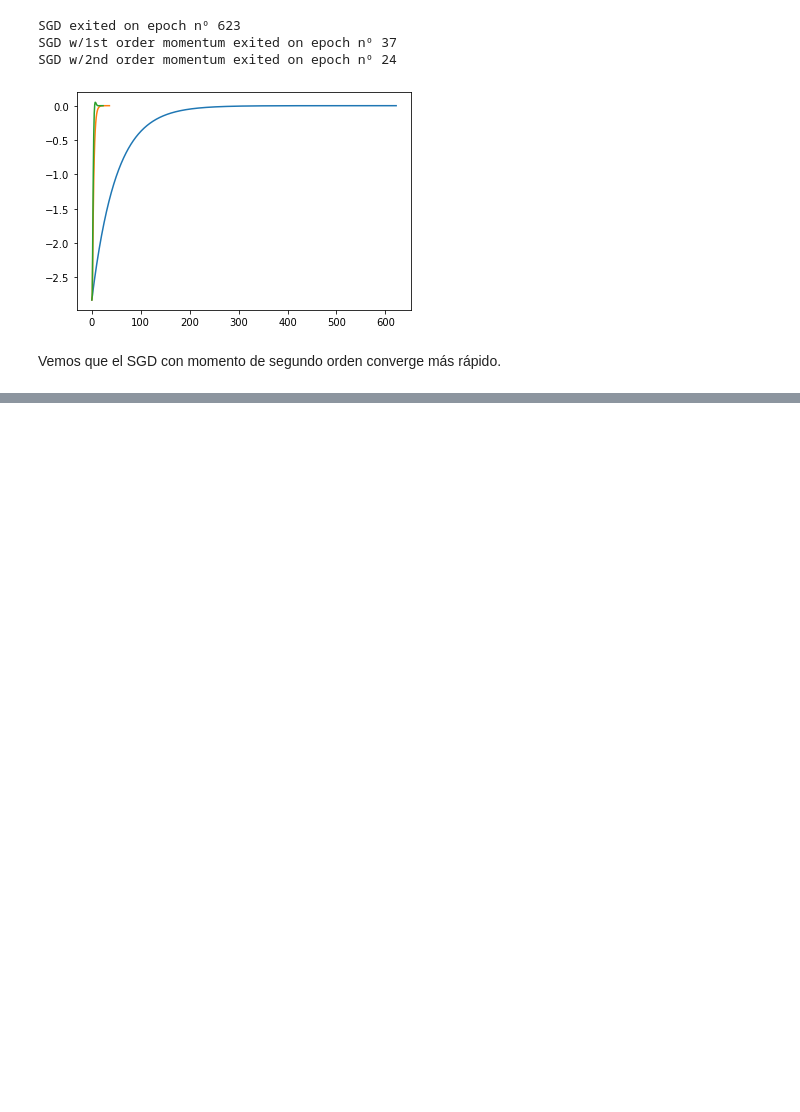
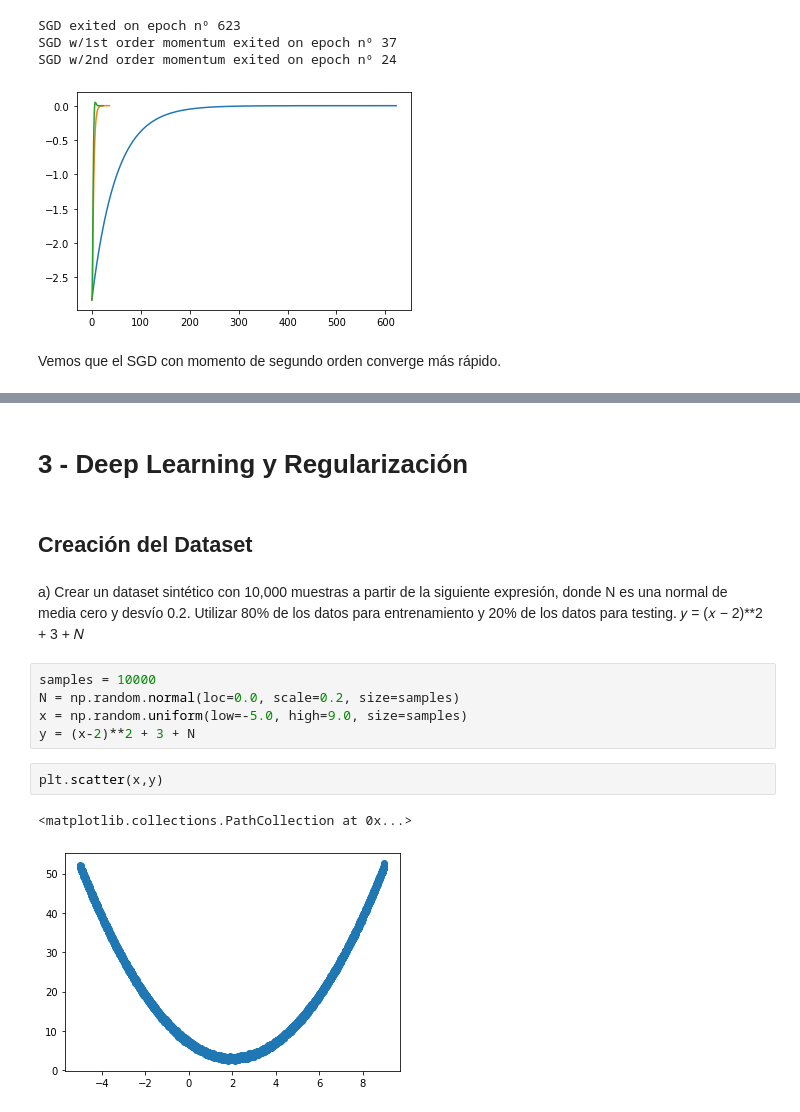
Before and after one commit to franz6ko/deep-learning, a Jupyter notebook: Ejercicios_para_entregar_a_la_mitad_del_cursado.ipynb, the cells around one changed output, grey strips where cells are left out. Drawn from its saved outputs; the diff is of its cells as text; blank space fills up the shorter version.

```diff
--- a/Ejercicios_para_entregar_a_la_mitad_del_cursado.ipynb
+++ b/Ejercicios_para_entregar_a_la_mitad_del_cursado.ipynb
@@ -178,0 +260,19 @@ Vemos que el SGD con momento de segundo orden converge más rápido.
+# %% [markdown]
+# 3 - Deep Learning y Regularización
+# %% [markdown]
+## Creación del Dataset
+# %% [markdown]
+a) Crear un dataset sintético con 10,000 muestras a partir de la siguiente
+expresión, donde N es una normal de media cero y desvío 0.2. Utilizar 80%
+de los datos para entrenamiento y 20% de los datos para testing.
+𝑦 = (𝑥 − 2)**2 + 3 + 𝑁
+# %%
+samples = 10000
+N = np.random.normal(loc=0.0, scale=0.2, size=samples)
+x = np.random.uniform(low=-5.0, high=9.0, size=samples)
+y = (x-2)**2 + 3 + N
+# %%
+plt.scatter(x,y)
+# %% [output]
+<matplotlib.collections.PathCollection at 0x...>
+[figure, added]
```
Also changed, not shown: parts of 55 cells of this notebook.
